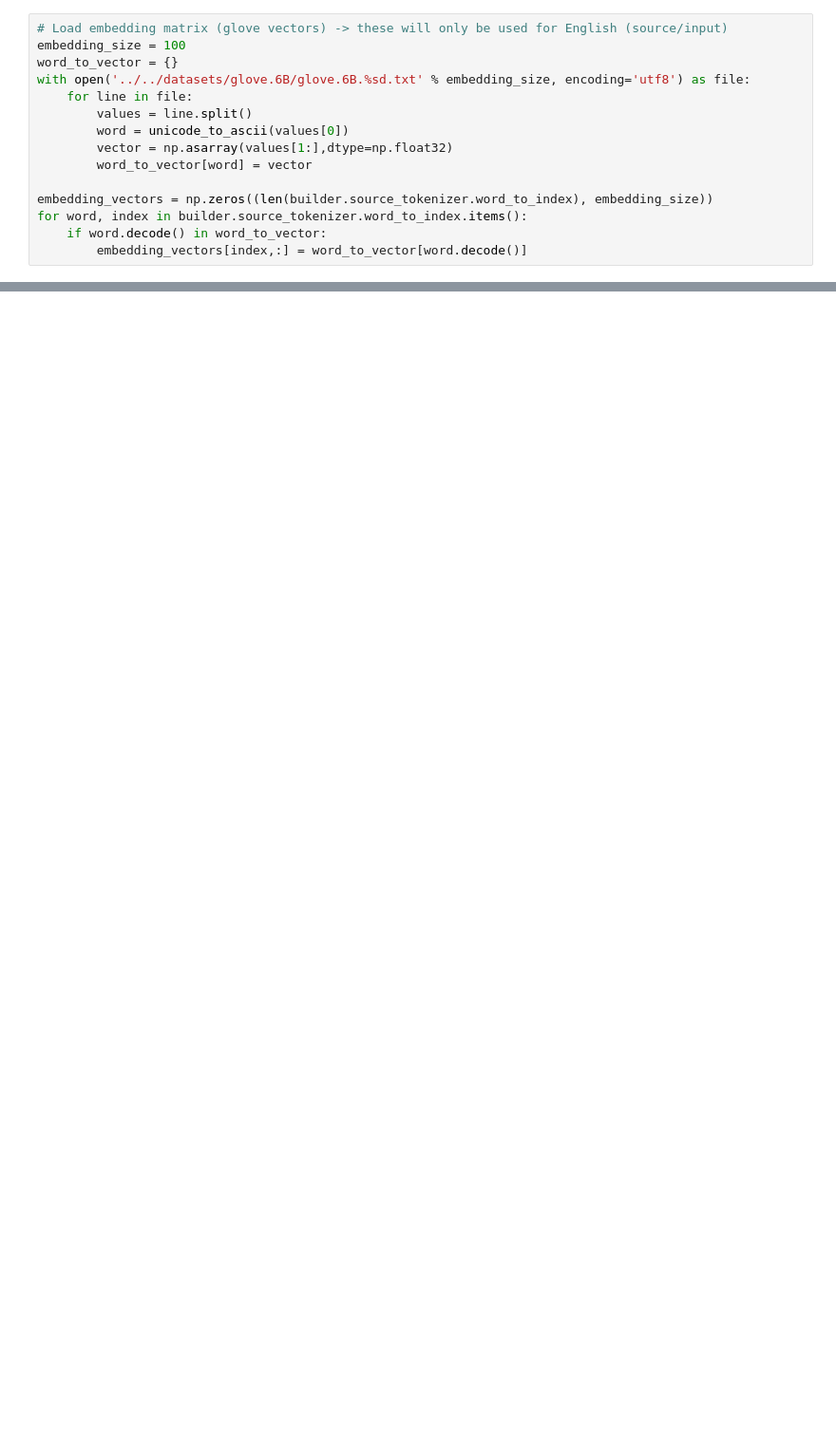
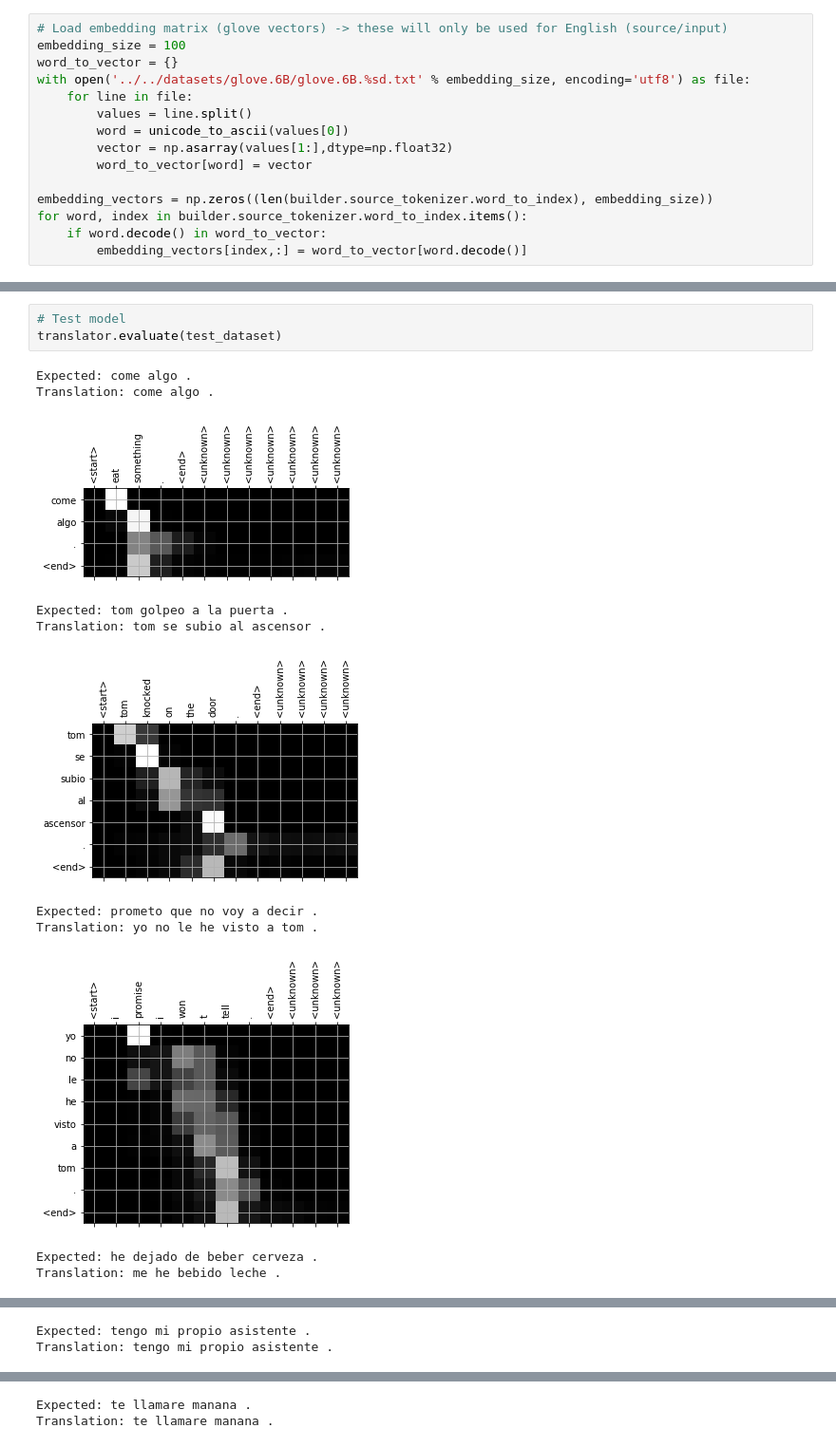
Before and after one commit to alejandECE/ml-examples, a Jupyter notebook: rnn nets/translation training 2.ipynb, the cells around one changed output, grey strips where cells are left out. Shown at 95% size. Cells and saved outputs as stored; diff of their text form; blank space fills up the shorter version.

```diff
--- a/rnn nets/translation training 2.ipynb
+++ b/rnn nets/translation training 2.ipynb
@@ -61,2 +62,17 @@ Epoch 10 out of 10 complete (28.98 secs) -- Train Loss: 0.1843 -- Train Acc: 0.9
 Creating intermediate checkpoint!
 Creating final checkpoint!
+# %%
+# Test model
+translator.evaluate(test_dataset)
+# %% [output]
+Expected: come algo .
+Translation: come algo .
+[figure, added]
+Expected: tom golpeo a la puerta .
+Translation: tom se subio al ascensor .
+[figure, added]
+Expected: prometo que no voy a decir .
+Translation: yo no le he visto a tom .
+[figure, added]
+Expected: he dejado de beber cerveza .
+Translation: me he bebido leche .
@@ -62,0 +80,2 @@ Creating final checkpoint!
+Expected: tengo mi propio asistente .
+Translation: tengo mi propio asistente .
@@ -62,0 +83,2 @@ Creating final checkpoint!
+Expected: te llamare manana .
+Translation: te llamare manana .
```
Also changed, not shown: parts of 9 cells of this notebook, 4 other files.
